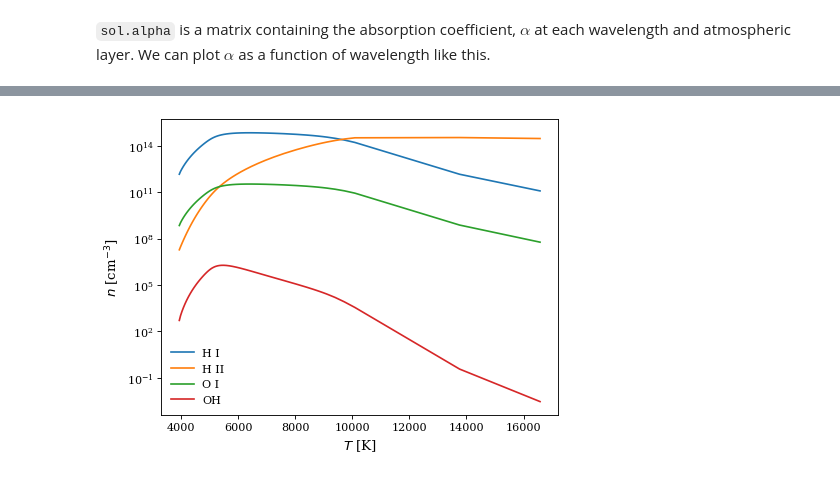
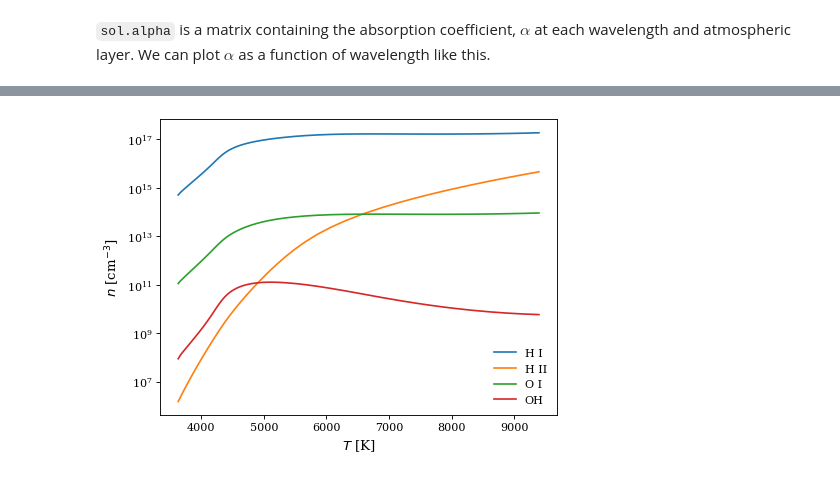
Before and after one commit to ajwheeler/Korg.jl, a Jupyter notebook: misc/Tutorial notebooks/Tutorial.ipynb, the cells around one changed output, grey strips where cells are left out. Saved outputs shown, nothing was run; the diff lists cells and outputs as text; code cells hidden in the pictures.

```diff
--- a/misc/Tutorial notebooks/Tutorial.ipynb
+++ b/misc/Tutorial notebooks/Tutorial.ipynb
@@ -33,0 +54,3 @@ Korg.ShellAtmosphere{Float64} with 56 layers
+# %%
+# this generates a model atmosphere for a dwarf with Teff = 5221 K and logg=4.32 and solar abundances.
+dwarf_atm = interpolate_marcs(5221, 4.32, 0.0, 0.0, 0.0)
@@ -119,14 +160,14 @@ Let's look at the last bit of info that synthesize returns.  `sol.number_densiti
 # %%
-temps = [l.temp for l in atm.layers] #use an array comprension to pull out the temperature of each layer in the model atmosphere
+temps = Korg.get_temps(dwarf_atm)
 
 # These strings represent different species. Below, we pass them to Korg.Species to construct a Species object.
 for spec in ["H I", "H II", "O I", "OH"]
     plot(temps, sol.number_densities[Korg.Species(spec)], label=spec)
 end
 
 legend()
 yscale("log")
 xlabel(L"$T$ [K]")
 ylabel(L"$n$ [cm$^{-3}$]");
 # %% [output]
-[figure, old version]
+[figure, new version]
```
Also changed, not shown: parts of 24 cells of this notebook, 1 other file.
